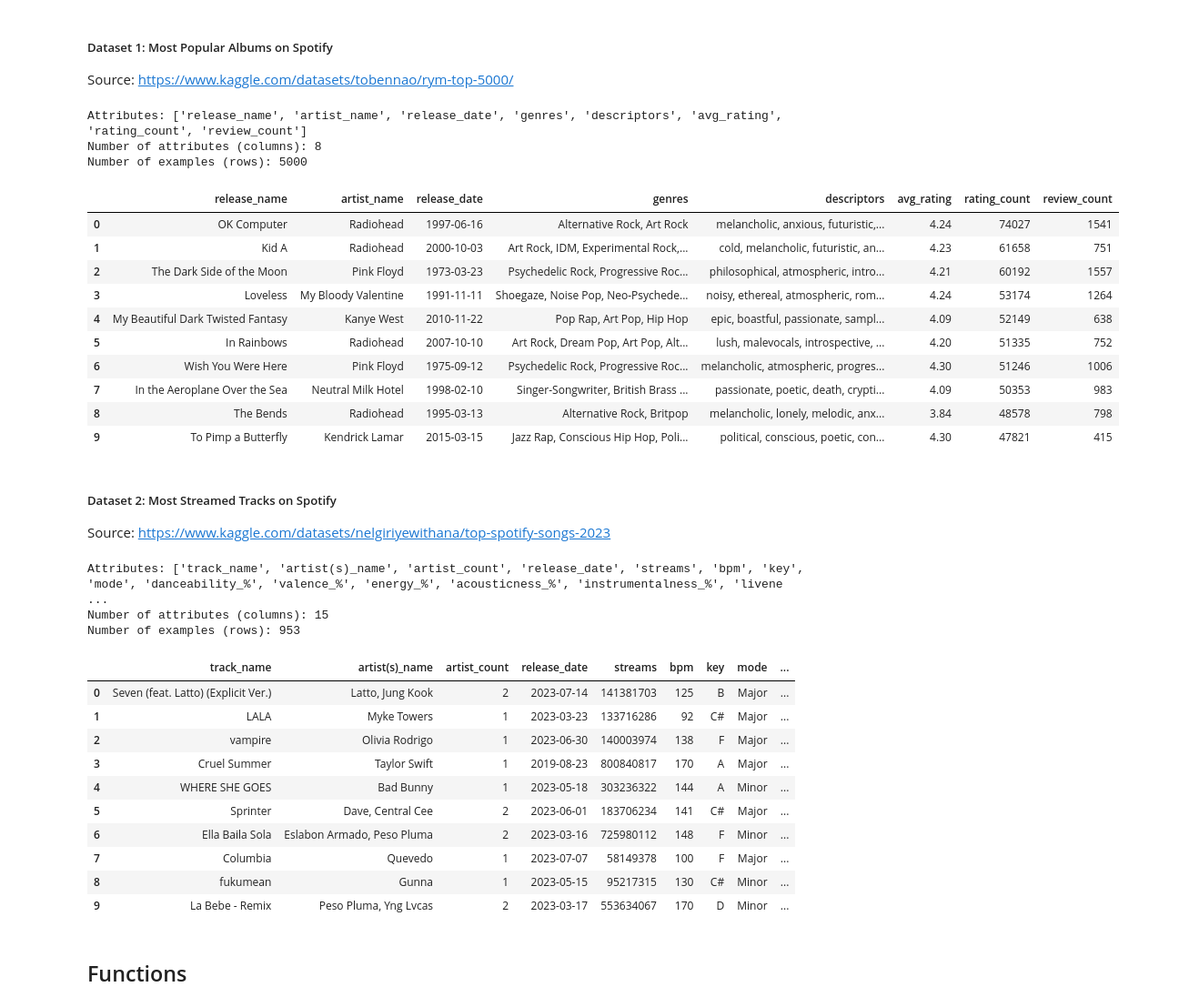
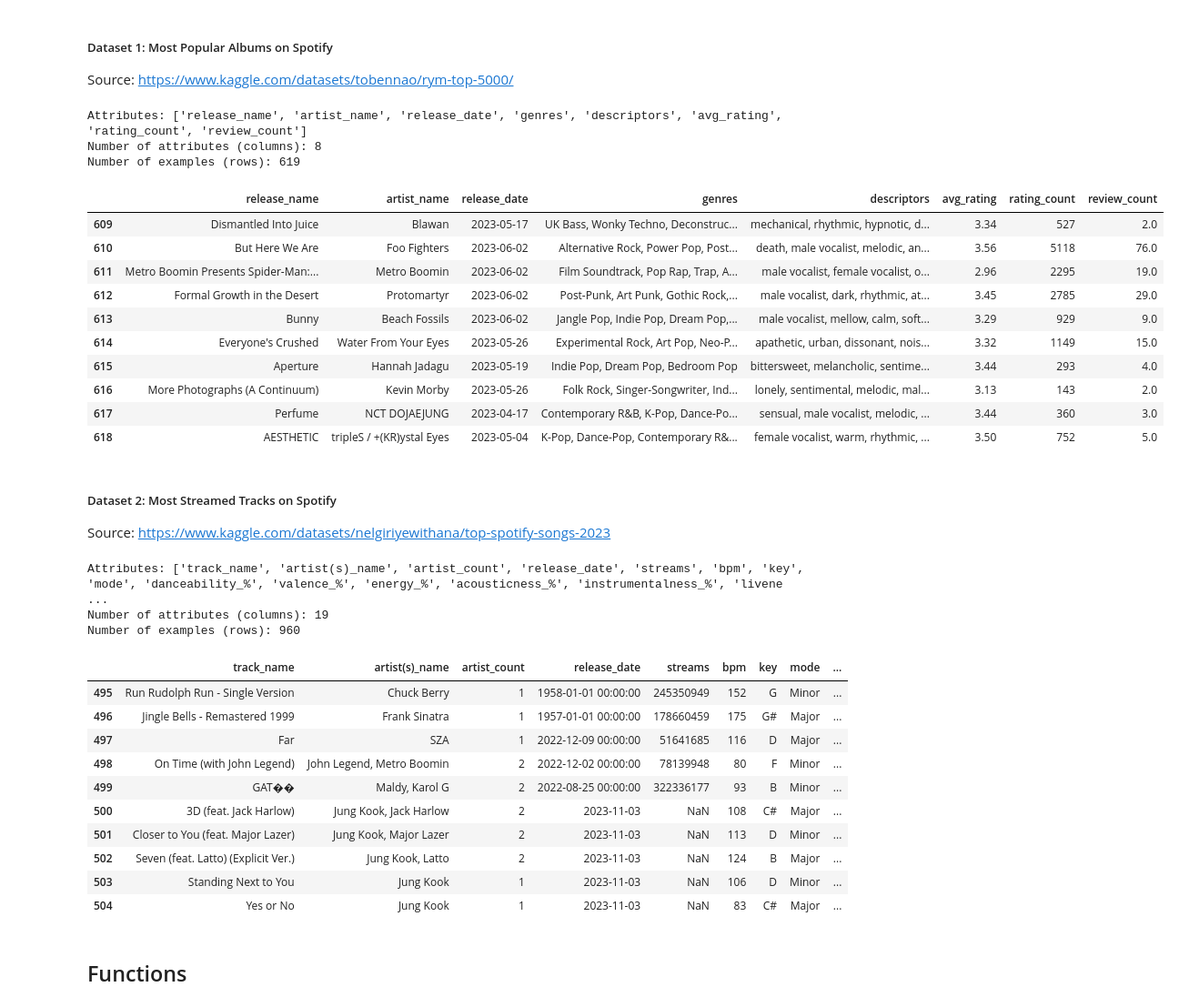
Before and after one commit to Dennis-H1/Function-Calling-LLMs, a Jupyter notebook: main.ipynb, the cells around one changed output. Shown at 91% size. Drawn from its saved outputs; the diff is of its cells as text; code cells hidden in the pictures.

Commit message:
Merge long and short tail data

```diff
--- a/main.ipynb
+++ b/main.ipynb
@@ -30,7 +30,7 @@ album_columns_to_keep = ["release_name",    # Name of the album
                             "review_count"     # The number of reviews
                         ]
 
-ALBUMS = pd.read_csv("./data/popular_albums.csv", usecols=album_columns_to_keep)
+albums_popular = pd.read_csv("./data/popular_albums.csv", usecols=album_columns_to_keep)
 
 
 # one attribute for release_date
@@ -46,37 +46,51 @@ def combine_and_deduplicate_genres(primary, secondary):
     return ', '.join(combined_genres)
 
 
-ALBUMS['genres'] = ALBUMS.apply(lambda row: combine_and_deduplicate_genres(
+albums_popular['genres'] = albums_popular.apply(lambda row: combine_and_deduplicate_genres(
     row['primary_genres'], row['secondary_genres']), axis=1)
 
-ALBUMS.drop(['primary_genres', 'secondary_genres'], axis=1, inplace=True)
+albums_popular.drop(['primary_genres', 'secondary_genres'], axis=1, inplace=True)
 
 
 # reorder:
 new_order = ["release_name", "artist_name", "release_date", "genres",
              "descriptors", "avg_rating", "rating_count", "review_count"]
-ALBUMS = ALBUMS[new_order]
+albums_popular = albums_popular[new_order]
+# %%
+album_columns_to_keep = ["release_name",    # Name of the album
+                         "artist_name",     # Name of the artist/band/group
+                         "release_date",    # Date the album was released
+                         "genres",          # Genre
+                         "descriptors",     # Album tags
+                         "avg_rating",      # Average rating, on a scale of 0-5
+                         "rating_count",    # The number of ratings
+                         "review_count"     # The number of reviews
+                         ]
+
+albums_long_tail = pd.read_csv("./data/albums_long_tail.csv", usecols=album_columns_to_keep)
 # %%
+ALBUMS = pd.concat([albums_popular[:500], albums_long_tail], ignore_index=True)
+
 print(f"Attributes: {ALBUMS.columns.to_list()}")
 print(f"Number of attributes (columns): {ALBUMS.shape[1]}")
 print(f"Number of examples (rows): {ALBUMS.shape[0]}")
 
-ALBUMS.head(n=10)
+ALBUMS[-10:].head(n=10)
 # %% [output]
 Attributes: ['release_name', 'artist_name', 'release_date', 'genres', 'descriptors', 'avg_rating', 'rating_count', 'review_count']
 Number of attributes (columns): 8
-Number of examples (rows): 5000
+Number of examples (rows): 619
 |  | release_name | artist_name | release_date | genres | descriptors | avg_rating | rating_count | review_count |
-| 0 | OK Computer | Radiohead | 1997-06-16 | Alternative Rock, Art Rock | melancholic, anxious, futuristic,... | 4.24 | 74027 | 1541 |
-| 1 | Kid A | Radiohead | 2000-10-03 | Art Rock, IDM, Experimental Rock,... | cold, melancholic, futuristic, an... | 4.23 | 61658 | 751 |
-| 2 | The Dark Side of the Moon | Pink Floyd | 1973-03-23 | Psychedelic Rock, Progressive Roc... | philosophical, atmospheric, intro... | 4.21 | 60192 | 1557 |
-| 3 | Loveless | My Bloody Valentine | 1991-11-11 | Shoegaze, Noise Pop, Neo-Psychede... | noisy, ethereal, atmospheric, rom... | 4.24 | 53174 | 1264 |
-| 4 | My Beautiful Dark Twisted Fantasy | Kanye West | 2010-11-22 | Pop Rap, Art Pop, Hip Hop | epic, boastful, passionate, sampl... | 4.09 | 52149 | 638 |
-| 5 | In Rainbows | Radiohead | 2007-10-10 | Art Rock, Dream Pop, Art Pop, Alt... | lush, malevocals, introspective, ... | 4.20 | 51335 | 752 |
-| 6 | Wish You Were Here | Pink Floyd | 1975-09-12 | Psychedelic Rock, Progressive Roc... | melancholic, atmospheric, progres... | 4.30 | 51246 | 1006 |
-| 7 | In the Aeroplane Over the Sea | Neutral Milk Hotel | 1998-02-10 | Singer-Songwriter, British Brass ... | passionate, poetic, death, crypti... | 4.09 | 50353 | 983 |
-| 8 | The Bends | Radiohead | 1995-03-13 | Alternative Rock, Britpop | melancholic, lonely, melodic, anx... | 3.84 | 48578 | 798 |
-| 9 | To Pimp a Butterfly | Kendrick Lamar | 2015-03-15 | Jazz Rap, Conscious Hip Hop, Poli... | political, conscious, poetic, con... | 4.30 | 47821 | 415 |
+| 609 | Dismantled Into Juice | Blawan | 2023-05-17 | UK Bass, Wonky Techno, Deconstruc... | mechanical, rhythmic, hypnotic, d... | 3.34 | 527 | 2.0 |
+| 610 | But Here We Are | Foo Fighters | 2023-06-02 | Alternative Rock, Power Pop, Post... | death, male vocalist, melodic, an... | 3.56 | 5118 | 76.0 |
+| 611 | Metro Boomin Presents Spider-Man:... | Metro Boomin | 2023-06-02 | Film Soundtrack, Pop Rap, Trap, A... | male vocalist, female vocalist, o... | 2.96 | 2295 | 19.0 |
+| 612 | Formal Growth in the Desert | Protomartyr | 2023-06-02 | Post-Punk, Art Punk, Gothic Rock,... | male vocalist, dark, rhythmic, at... | 3.45 | 2785 | 29.0 |
+| 613 | Bunny | Beach Fossils | 2023-06-02 | Jangle Pop, Indie Pop, Dream Pop,... | male vocalist, mellow, calm, soft... | 3.29 | 929 | 9.0 |
+| 614 | Everyone's Crushed | Water From Your Eyes | 2023-05-26 | Experimental Rock, Art Pop, Neo-P... | apathetic, urban, dissonant, nois... | 3.32 | 1149 | 15.0 |
+| 615 | Aperture | Hannah Jadagu | 2023-05-19 | Indie Pop, Dream Pop, Bedroom Pop | bittersweet, melancholic, sentime... | 3.44 | 293 | 4.0 |
+| 616 | More Photographs (A Continuum) | Kevin Morby | 2023-05-26 | Folk Rock, Singer-Songwriter, Ind... | lonely, sentimental, melodic, mal... | 3.13 | 143 | 2.0 |
+| 617 | Perfume | NCT DOJAEJUNG | 2023-04-17 | Contemporary R&B, K-Pop, Dance-Po... | sensual, male vocalist, melodic, ... | 3.44 | 360 | 3.0 |
+| 618 | AESTHETIC | tripleS / +(KR)ystal Eyes | 2023-05-04 | K-Pop, Dance-Pop, Contemporary R&... | female vocalist, warm, rhythmic, ... | 3.50 | 752 | 5.0 |
 # %% [markdown]
 ##### Dataset 2: Most Streamed Tracks on Spotify
 
@@ -120,24 +136,26 @@ SONGS = SONGS[new_order]
 # %%
+SONGS = pd.concat([songs_short_tail[:500], songs_long_tail], ignore_index=True)
+
 print(f"Attributes: {SONGS.columns.to_list()}")
 print(f"Number of attributes (columns): {SONGS.shape[1]}")
 print(f"Number of examples (rows): {SONGS.shape[0]}")
 
-SONGS.head(n=10)
+SONGS[495:].head(n=10)
 # %% [output]
 Attributes: ['track_name', 'artist(s)_name', 'artist_count', 'release_date', 'streams', 'bpm', 'key', 'mode', 'danceability_%', 'valence_%', 'energy_%', 'acousticness_%', 'instrumentalness_%', 'livene ...
-Number of attributes (columns): 15
-Number of examples (rows): 953
+Number of attributes (columns): 19
+Number of examples (rows): 960
 |  | track_name | artist(s)_name | artist_count | release_date | streams | bpm | key | mode | ... |
-| 0 | Seven (feat. Latto) (Explicit Ver.) | Latto, Jung Kook | 2 | 2023-07-14 | 141381703 | 125 | B | Major | ... |
-| 1 | LALA | Myke Towers | 1 | 2023-03-23 | 133716286 | 92 | C# | Major | ... |
-| 2 | vampire | Olivia Rodrigo | 1 | 2023-06-30 | 140003974 | 138 | F | Major | ... |
-| 3 | Cruel Summer | Taylor Swift | 1 | 2019-08-23 | 800840817 | 170 | A | Major | ... |
-| 4 | WHERE SHE GOES | Bad Bunny | 1 | 2023-05-18 | 303236322 | 144 | A | Minor | ... |
-| 5 | Sprinter | Dave, Central Cee | 2 | 2023-06-01 | 183706234 | 141 | C# | Major | ... |
-| 6 | Ella Baila Sola | Eslabon Armado, Peso Pluma | 2 | 2023-03-16 | 725980112 | 148 | F | Minor | ... |
-| 7 | Columbia | Quevedo | 1 | 2023-07-07 | 58149378 | 100 | F | Major | ... |
-| 8 | fukumean | Gunna | 1 | 2023-05-15 | 95217315 | 130 | C# | Minor | ... |
-| 9 | La Bebe - Remix | Peso Pluma, Yng Lvcas | 2 | 2023-03-17 | 553634067 | 170 | D | Minor | ... |
+| 495 | Run Rudolph Run - Single Version | Chuck Berry | 1 | 1958-01-01 00:00:00 | 245350949 | 152 | G | Minor | ... |
+| 496 | Jingle Bells - Remastered 1999 | Frank Sinatra | 1 | 1957-01-01 00:00:00 | 178660459 | 175 | G# | Major | ... |
+| 497 | Far | SZA | 1 | 2022-12-09 00:00:00 | 51641685 | 116 | D | Major | ... |
+| 498 | On Time (with John Legend) | John Legend, Metro Boomin | 2 | 2022-12-02 00:00:00 | 78139948 | 80 | F | Minor | ... |
+| 499 | GAT�� | Maldy, Karol G | 2 | 2022-08-25 00:00:00 | 322336177 | 93 | B | Minor | ... |
+| 500 | 3D (feat. Jack Harlow) | Jung Kook, Jack Harlow | 2 | 2023-11-03 | NaN | 108 | C# | Major | ... |
+| 501 | Closer to You (feat. Major Lazer) | Jung Kook, Major Lazer | 2 | 2023-11-03 | NaN | 113 | D | Minor | ... |
+| 502 | Seven (feat. Latto) (Explicit Ver.) | Jung Kook, Latto | 2 | 2023-11-03 | NaN | 124 | B | Major | ... |
+| 503 | Standing Next to You | Jung Kook | 1 | 2023-11-03 | NaN | 106 | D | Minor | ... |
+| 504 | Yes or No | Jung Kook | 1 | 2023-11-03 | NaN | 83 | C# | Major | ... |
 # %% [markdown]
 ## Functions
 # %% [markdown]
```
Also changed, not shown: parts of 2 cells of this notebook.
